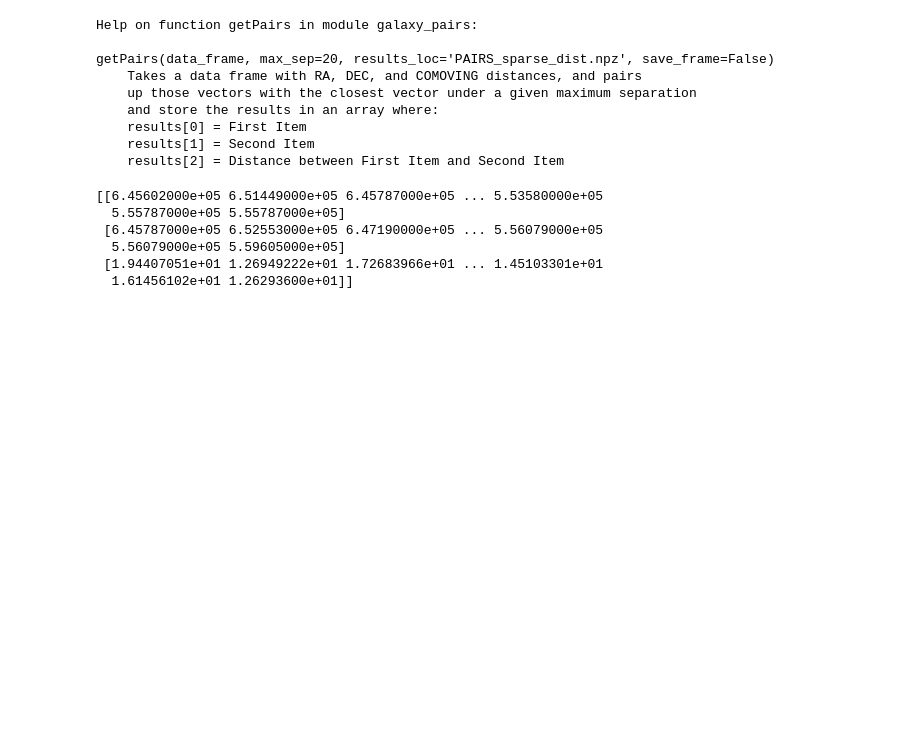
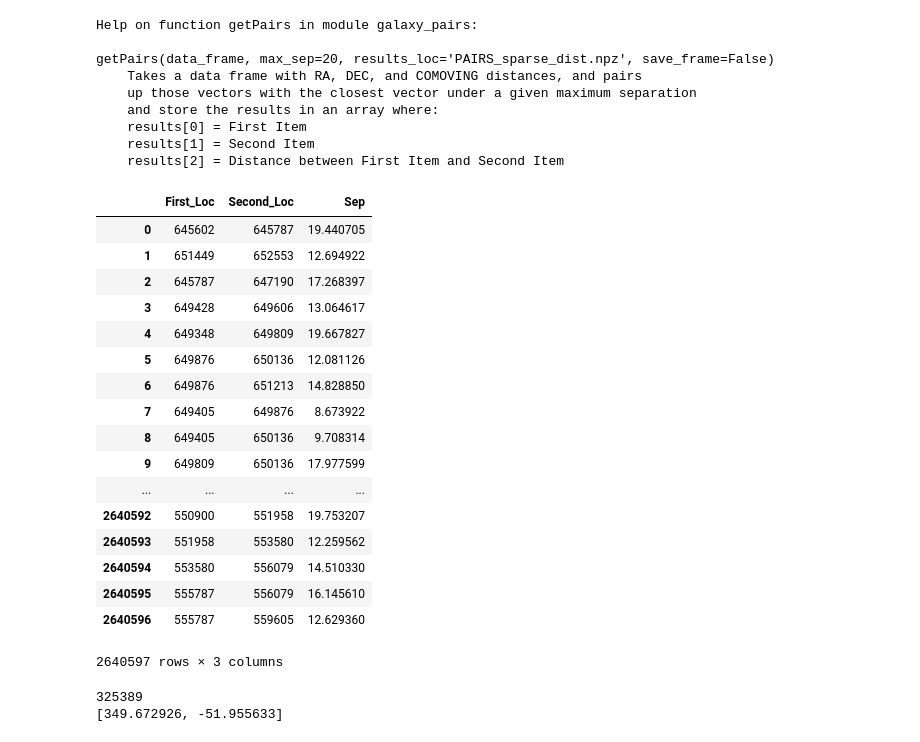
Before and after one commit to mdezylva/masters, a Jupyter notebook: Notebooks/spt_analysis_py27.ipynb, the cells around one changed output. Saved outputs shown, nothing was run; the diff lists cells and outputs as text; code cells hidden in the pictures; blank space fills up the shorter version.

```diff
--- a/Notebooks/spt_analysis_py27.ipynb
+++ b/Notebooks/spt_analysis_py27.ipynb
@@ -163,12 +169,5 @@ pairs = galaxy_pairs.getPairs(df,20)
 # First index is first item in pair
 # Second index in second item in pair
 # Third Index is distance apart from each other
-# %%
-print(pairs)
-# %% [output]
-[[6.45602000e+05 6.51449000e+05 6.45787000e+05 ... 5.53580000e+05
-  5.55787000e+05 5.55787000e+05]
- [6.45787000e+05 6.52553000e+05 6.47190000e+05 ... 5.56079000e+05
-  5.56079000e+05 5.59605000e+05]
- [1.94407051e+01 1.26949222e+01 1.72683966e+01 ... 1.45103301e+01
-  1.61456102e+01 1.26293600e+01]]
+# %%
+pairs_df = pd.DataFrame(pairs.T,columns = ['First_Loc','Second_Loc','Sep'])
@@ -174,0 +178,32 @@ print(pairs)
+# %%
+pairs_df
+# %% [output]
+|  | First_Loc | Second_Loc | Sep |
+| 0 | 645602 | 645787 | 19.440705 |
+| 1 | 651449 | 652553 | 12.694922 |
+| 2 | 645787 | 647190 | 17.268397 |
+| 3 | 649428 | 649606 | 13.064617 |
+| 4 | 649348 | 649809 | 19.667827 |
+| 5 | 649876 | 650136 | 12.081126 |
+| 6 | 649876 | 651213 | 14.828850 |
+| 7 | 649405 | 649876 | 8.673922 |
+| 8 | 649405 | 650136 | 9.708314 |
+| 9 | 649809 | 650136 | 17.977599 |
+| ... | ... | ... | ... |
+| 2640592 | 550900 | 551958 | 19.753207 |
+| 2640593 | 551958 | 553580 | 12.259562 |
+| 2640594 | 553580 | 556079 | 14.510330 |
+| 2640595 | 555787 | 556079 | 16.145610 |
+| 2640596 | 555787 | 559605 | 12.629360 |
+2640597 rows × 3 columns
+# %%
+import random
+index = random.randint(1,len(df))
+pos1 = [df['RA'][pairs_df['First_Loc'][index]],df['DEC'][pairs_df['First_Loc'][index]]]
+print(index)
+print(pos1)
+# pos2 = [df['RA'][pairs_df['Second_Loc'][0]],df['DEC'][pairs_df['Second_Loc'][0]]]
+# print(pos2)
+# %% [output]
+325389
+[349.672926, -51.955633]
```
Also changed, not shown: parts of 27 cells of this notebook, 2 other files.
